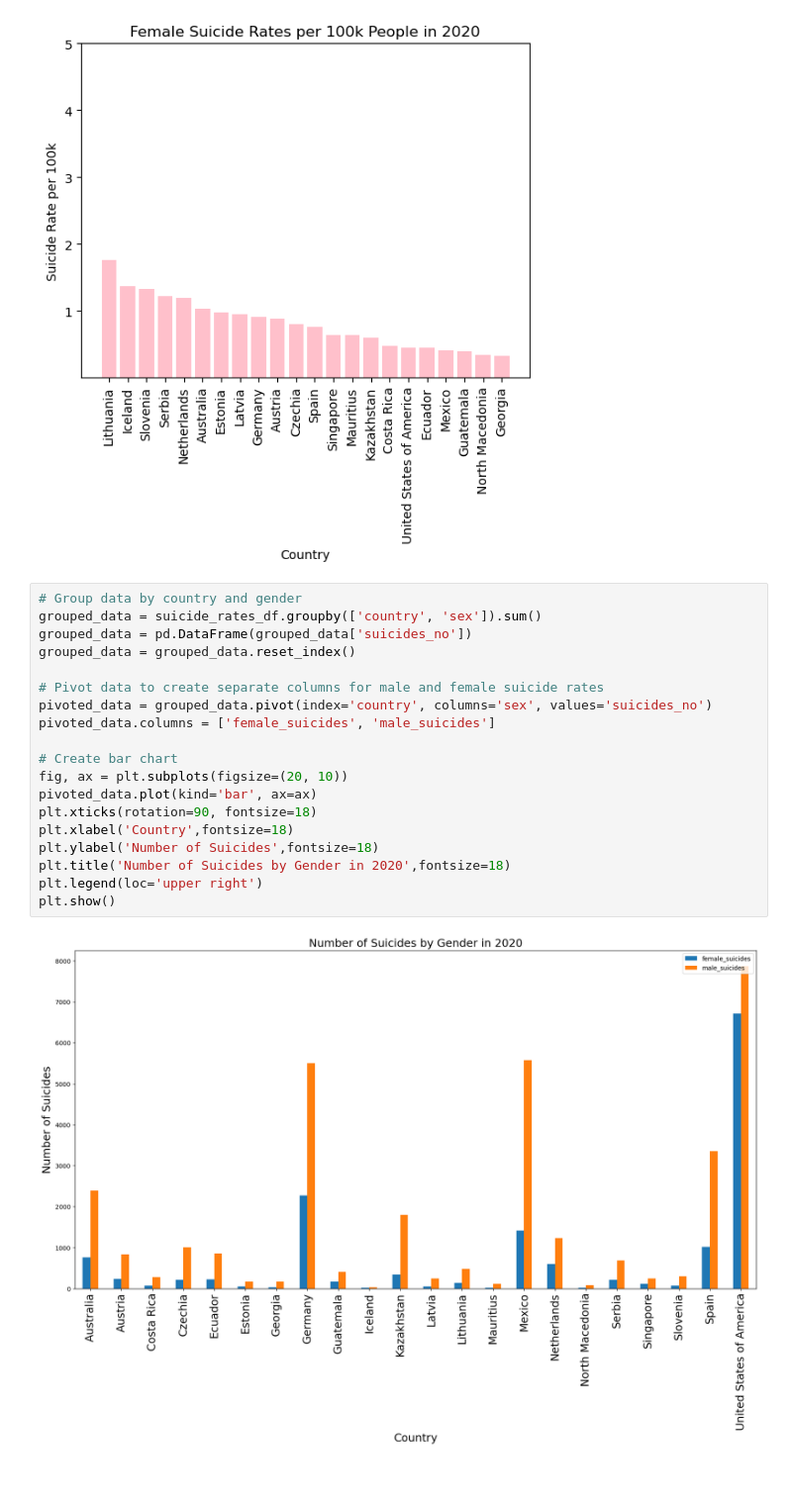
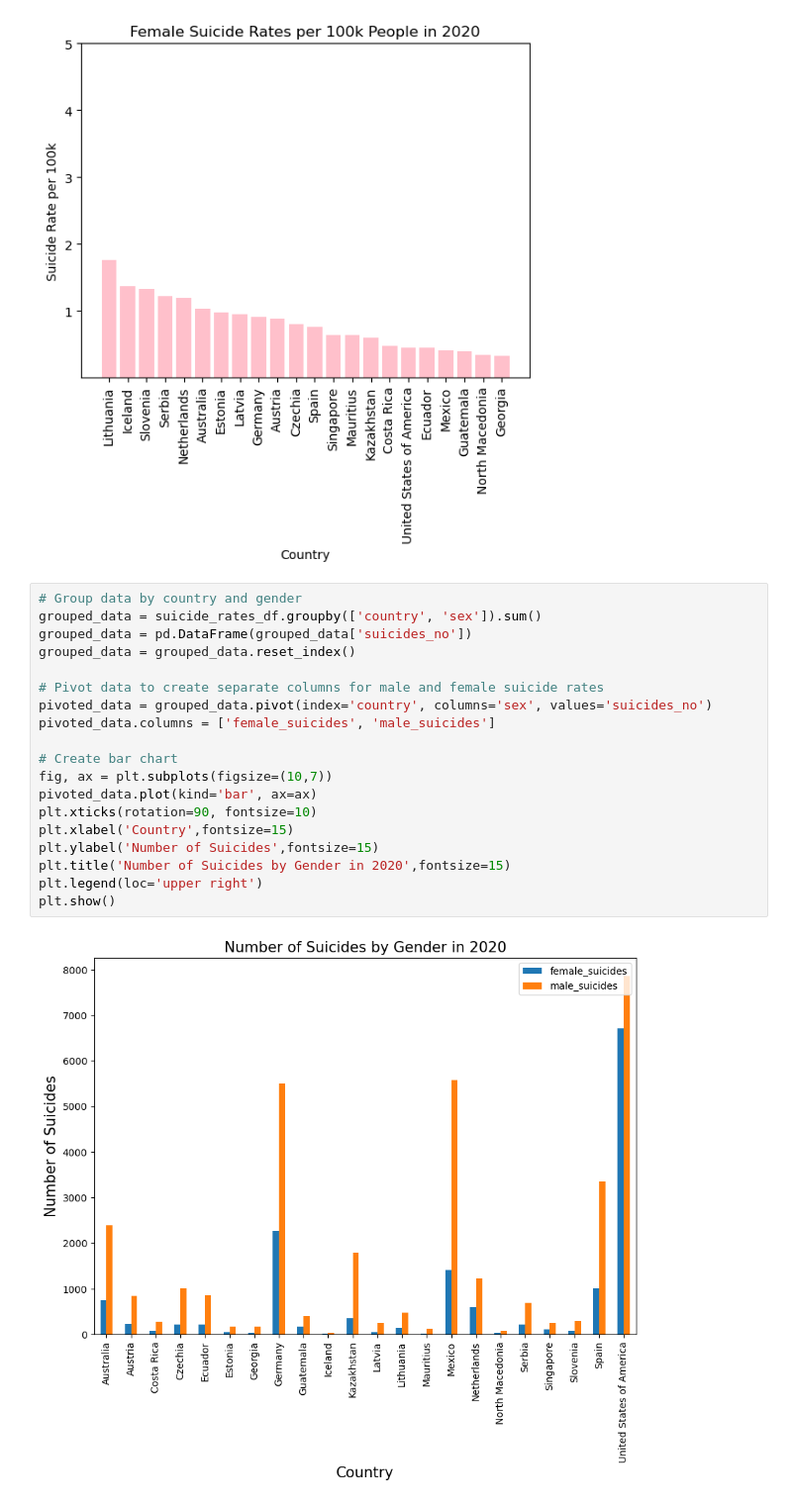
Before and after one commit to kendraliu/Project-One-An-Analysis-of-Suicide-Rate-and-Several-Factors, a Jupyter notebook: Gender Comparison.ipynb, the cells around one changed output. Shown at 99% size. Drawn from its saved outputs; the diff is of its cells as text; blank space fills up the shorter version.

```diff
--- a/Gender Comparison.ipynb
+++ b/Gender Comparison.ipynb
@@ -78,23 +78,23 @@ plt.show()
 # %%
 # Group data by country and gender
 grouped_data = suicide_rates_df.groupby(['country', 'sex']).sum()
 grouped_data = pd.DataFrame(grouped_data['suicides_no'])
 grouped_data = grouped_data.reset_index()
 
 # Pivot data to create separate columns for male and female suicide rates
 pivoted_data = grouped_data.pivot(index='country', columns='sex', values='suicides_no')
 pivoted_data.columns = ['female_suicides', 'male_suicides']
 
 # Create bar chart
-fig, ax = plt.subplots(figsize=(20, 10))
+fig, ax = plt.subplots(figsize=(10,7))
 pivoted_data.plot(kind='bar', ax=ax)
-plt.xticks(rotation=90, fontsize=18)
-plt.xlabel('Country',fontsize=18)
-plt.ylabel('Number of Suicides',fontsize=18)
-plt.title('Number of Suicides by Gender in 2020',fontsize=18)
+plt.xticks(rotation=90, fontsize=10)
+plt.xlabel('Country',fontsize=15)
+plt.ylabel('Number of Suicides',fontsize=15)
+plt.title('Number of Suicides by Gender in 2020',fontsize=15)
 plt.legend(loc='upper right')
 plt.show()
 # %% [output]
-[figure, old version]
+[figure, new version]
 # %%
 # create scatter plot for male and female suicide rates
```
Also changed, not shown: parts of 5 cells of this notebook.
